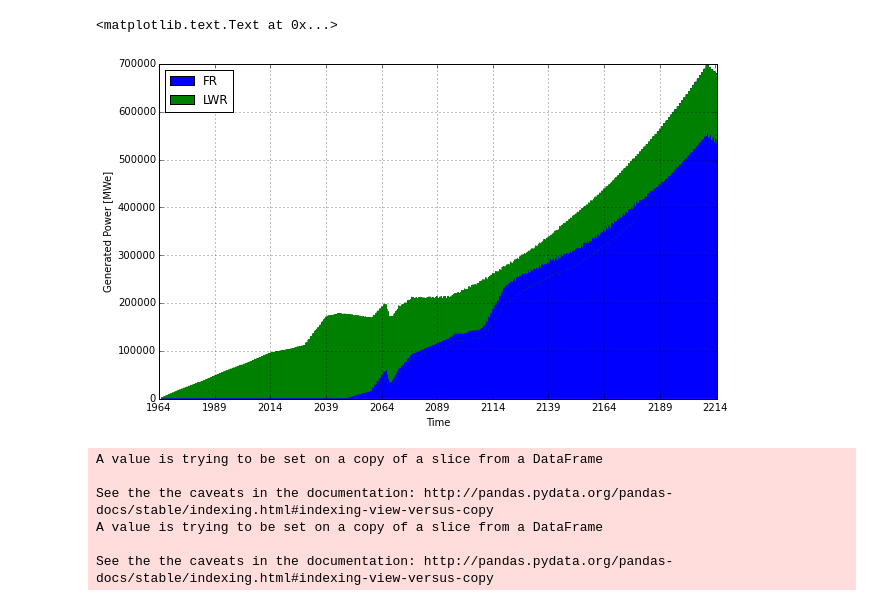
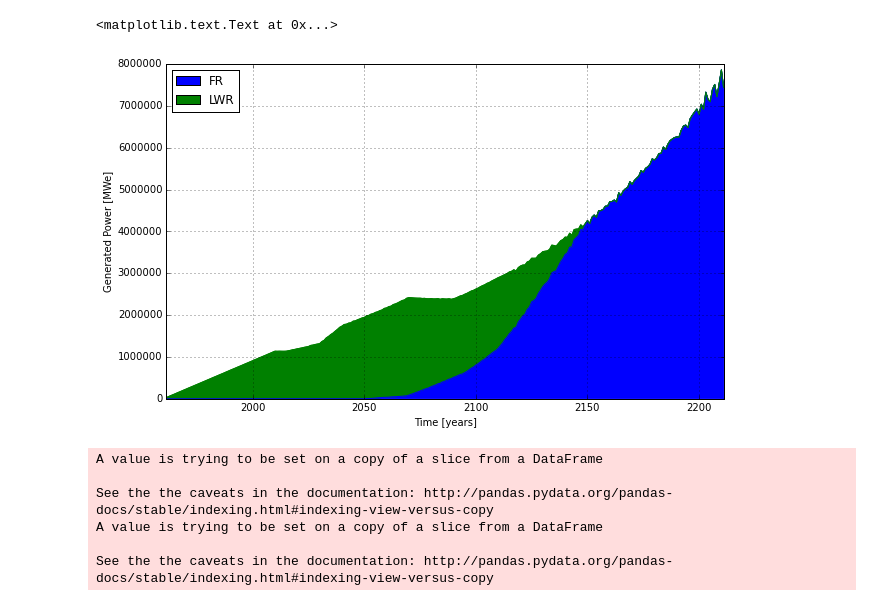
Before and after one commit to scopatz/fco-ta, a Jupyter notebook: genpower-cycamore.ipynb, the cells around one changed output. Drawn from its saved outputs; the diff is of its cells as text; code cells hidden in the pictures.

```diff
--- a/genpower-cycamore.ipynb
+++ b/genpower-cycamore.ipynb
@@ -30,12 +30,16 @@ for ptype in prototypes[1:]:
     x = pd.merge(x, col, on=['Time'], how='outer')
 x.fillna(0.0, inplace=True)
 x.sort(columns=['Time'], inplace=True)
-x.plot(x='Time', kind='area', figsize=(10, 6))
-plt.xticks(range(0, years*12 + 1, tickstep*12), range(startyear, startyear+years+1, tickstep))
-plt.ylabel('Generated Power [MWe]')
-# %% [output]
-<matplotlib.text.Text at 0x...>
-[figure, removed]
+# %%
+# manipulate x for plotting
+newx = pd.DataFrame({'Time': x.Time.apply(lambda x: x//12) + startyear, 'LWR': x.LWR, 'FR': x.FR})
+newx = newx.groupby('Time').sum()
+newx.plot(kind='area', figsize=(10, 6))
+plt.xlabel('Time [years]')
+plt.ylabel('Generated Power [MWe]')
+# %% [output]
+<matplotlib.text.Text at 0x...>
+[figure, added]
 # %%
 lwrfr = agents[['AgentId', 'Prototype', 'EnterTime', 'ExitTime']]
 mask = lwrfr['Prototype'] == 'FR'
```
Also changed, not shown: parts of 3 cells of this notebook.
